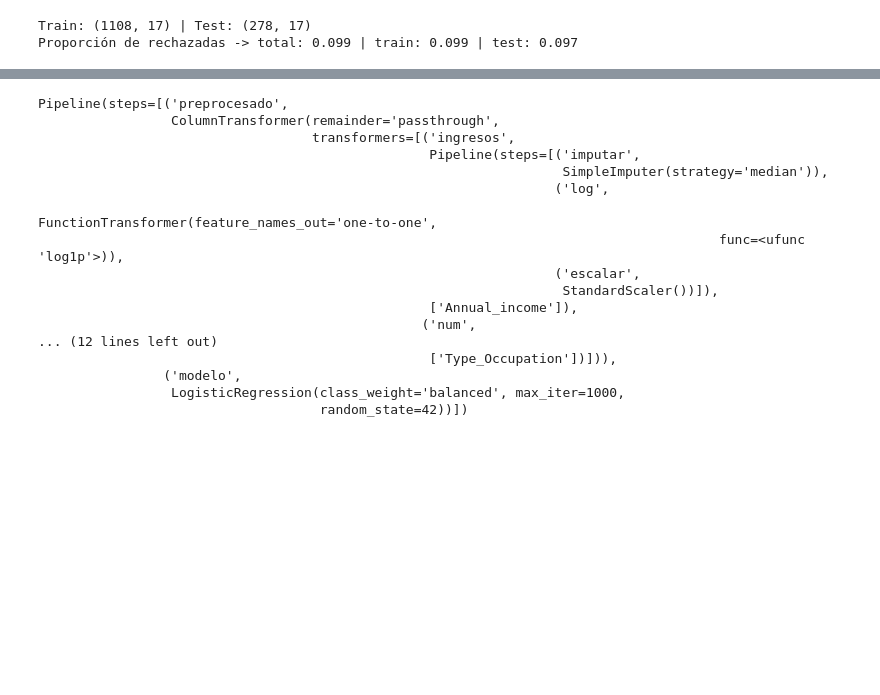
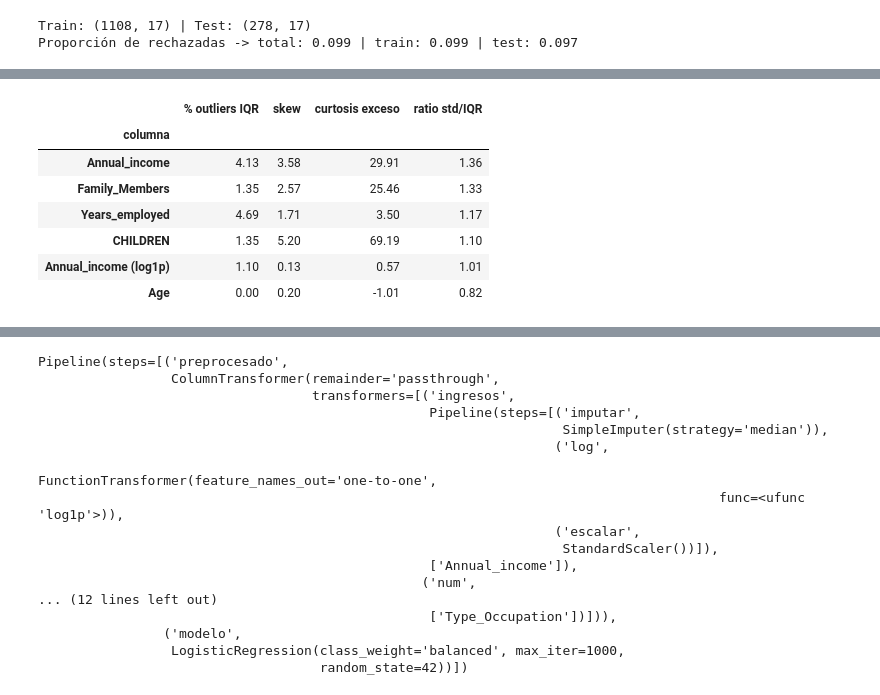
Before and after one commit to RAnteloR/Ejercicio-Tarjeta-de-creditos, a Jupyter notebook: AnteloRamirez_Raul_tarjetas_credito.ipynb, the cells around one changed output, grey strips where cells are left out. Drawn from its saved outputs; the diff is of its cells as text; code cells hidden in the pictures; blank space fills up the shorter version.

```diff
--- a/AnteloRamirez_Raul_tarjetas_credito.ipynb
+++ b/AnteloRamirez_Raul_tarjetas_credito.ipynb
@@ -319,0 +334,26 @@ Este es el **Pipeline definitivo**: la regresión logística lleva `class_weight
+# %%
+def resumen_outliers(df, k=1.5):
+    """% de outliers (IQR), skew, curtosis en exceso y ratio std/(IQR/1,349) de cada columna numérica."""
+    filas = []
+    for col in df.columns:
+        s = df[col].dropna()
+        q1, q3 = s.quantile(0.25), s.quantile(0.75)
+        iqr = q3 - q1
+        pct = ((s < q1 - k * iqr) | (s > q3 + k * iqr)).mean() * 100 if iqr > 0 else 0.0
+        ratio = s.std() / (iqr / 1.349) if iqr > 0 else np.nan
+        filas.append({"columna": col, "% outliers IQR": round(pct, 2), "skew": round(s.skew(), 2),
+                      "curtosis exceso": round(s.kurt(), 2), "ratio std/IQR": round(ratio, 2)})
+    return pd.DataFrame(filas).set_index("columna").sort_values("ratio std/IQR", ascending=False)
+
+num_train = X_train[["Annual_income", "Age", "Years_employed", "CHILDREN", "Family_Members"]].astype(float).copy()
+num_train["Annual_income (log1p)"] = np.log1p(num_train["Annual_income"])   # así llega al escalador en el pipeline
+resumen_outliers(num_train)
+# %% [output]
+|  | % outliers IQR | skew | curtosis exceso | ratio std/IQR |
+| columna |  |  |  |  |
+| Annual_income | 4.13 | 3.58 | 29.91 | 1.36 |
+| Family_Members | 1.35 | 2.57 | 25.46 | 1.33 |
+| Years_employed | 4.69 | 1.71 | 3.50 | 1.17 |
+| CHILDREN | 1.35 | 5.20 | 69.19 | 1.10 |
+| Annual_income (log1p) | 1.10 | 0.13 | 0.57 | 1.01 |
+| Age | 0.00 | 0.20 | -1.01 | 0.82 |
```
Also changed, not shown: parts of 27 cells of this notebook.
